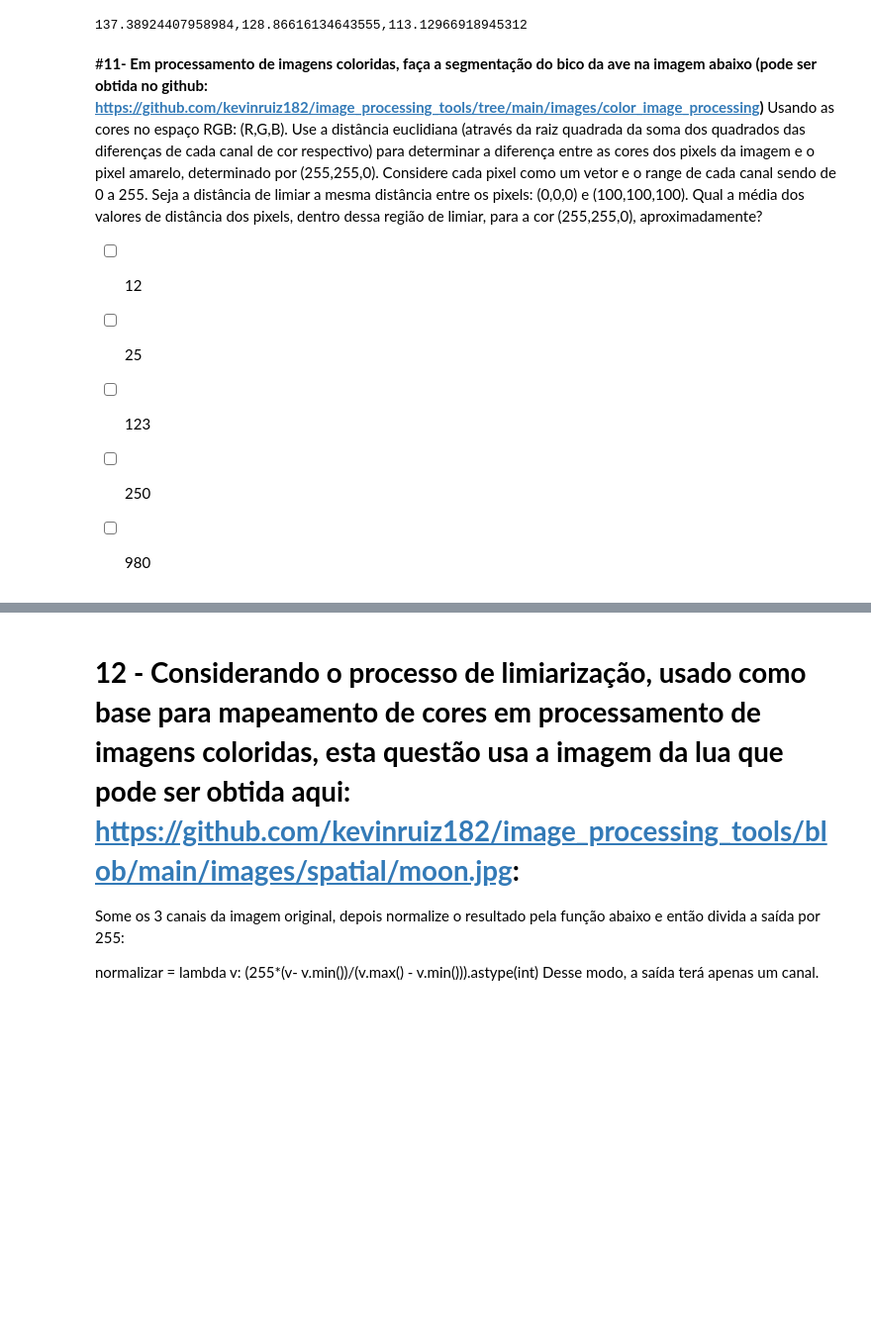
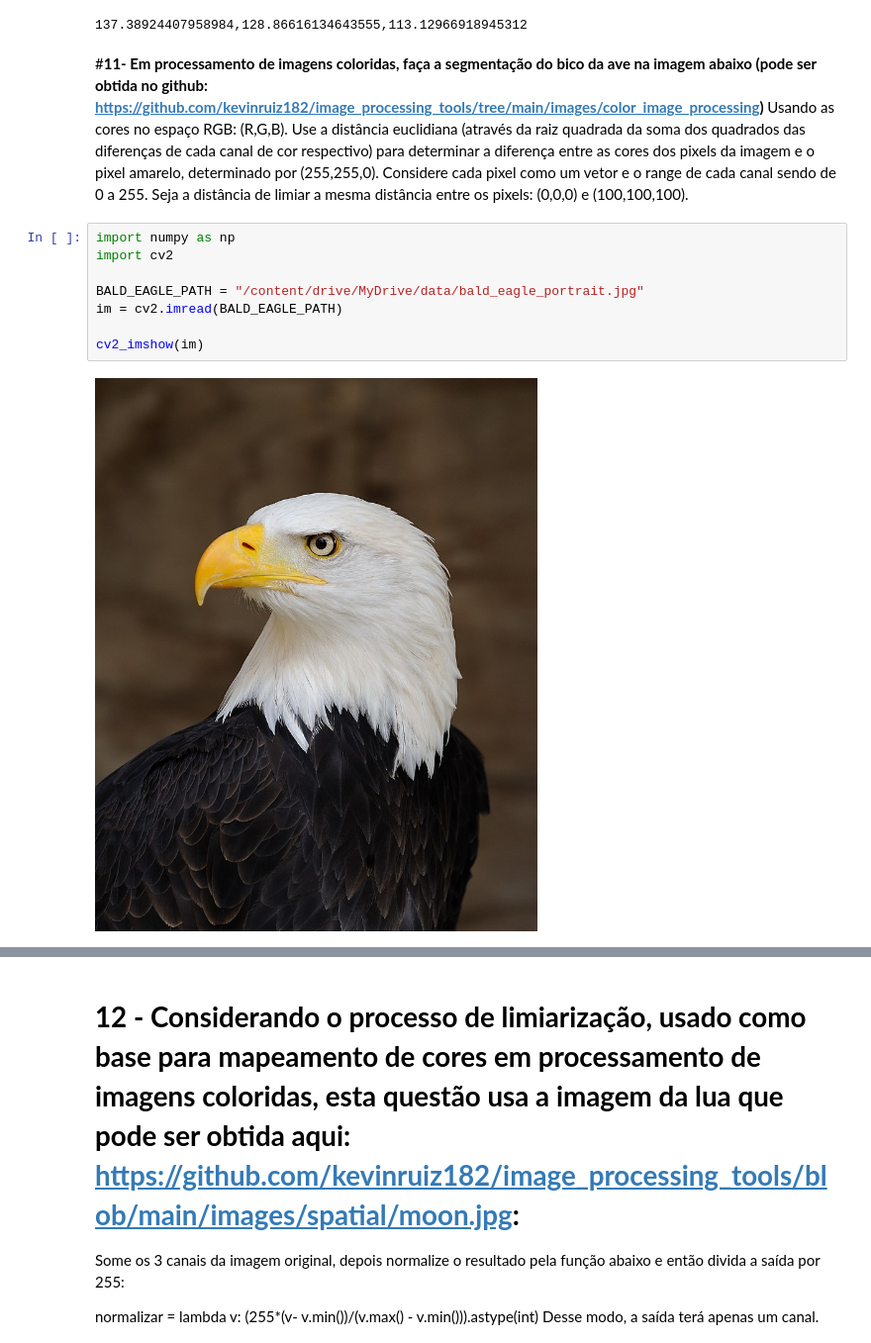
Before and after one commit to Wallace-NMelo/Fotografia-Computacional, a Jupyter notebook: Fotografia_Computacional_Avaliação_2_.ipynb, the cells around one changed output, grey strips where cells are left out. Shown at 99% size. Saved outputs shown, nothing was run; the diff lists cells and outputs as text; blank space fills up the shorter version.

```diff
--- a/Fotografia_Computacional_Avaliação_2_.ipynb
+++ b/Fotografia_Computacional_Avaliação_2_.ipynb
@@ -268,14 +257,13 @@ print(f"{r.mean()},{g.mean()},{b.mean()}")
 # %% [markdown]
 #**11- Em processamento de imagens coloridas, faça a segmentação do bico da ave na imagem abaixo (pode ser obtida no github: https://github.com/kevinruiz182/image_processing_tools/tree/main/images/color_image_processing)**
 Usando as cores no espaço RGB: (R,G,B). Use a distância euclidiana (através da raiz quadrada da soma dos quadrados das diferenças de cada canal de cor respectivo) para determinar a diferença entre as cores dos pixels da imagem e o pixel amarelo, determinado por (255,255,0). Considere cada pixel como um vetor e o range de cada canal sendo de 0 a 255.  Seja a distância de limiar a mesma distância entre os pixels: (0,0,0) e (100,100,100).
-Qual a média dos valores de distância dos pixels, dentro dessa região de limiar, para a cor (255,255,0),  aproximadamente?
-
- - [ ] 12
-
- - [ ] 25
-
- - [ ] 123
-
- - [ ] 250
-
- - [ ] 980
+# %%
+import numpy as np
+import cv2
+
+BALD_EAGLE_PATH = "/content/drive/MyDrive/data/bald_eagle_portrait.jpg"
+im = cv2.imread(BALD_EAGLE_PATH)
+
+cv2_imshow(im)
+# %% [output]
+[figure, added]
```
Also changed, not shown: parts of 10 cells of this notebook.
